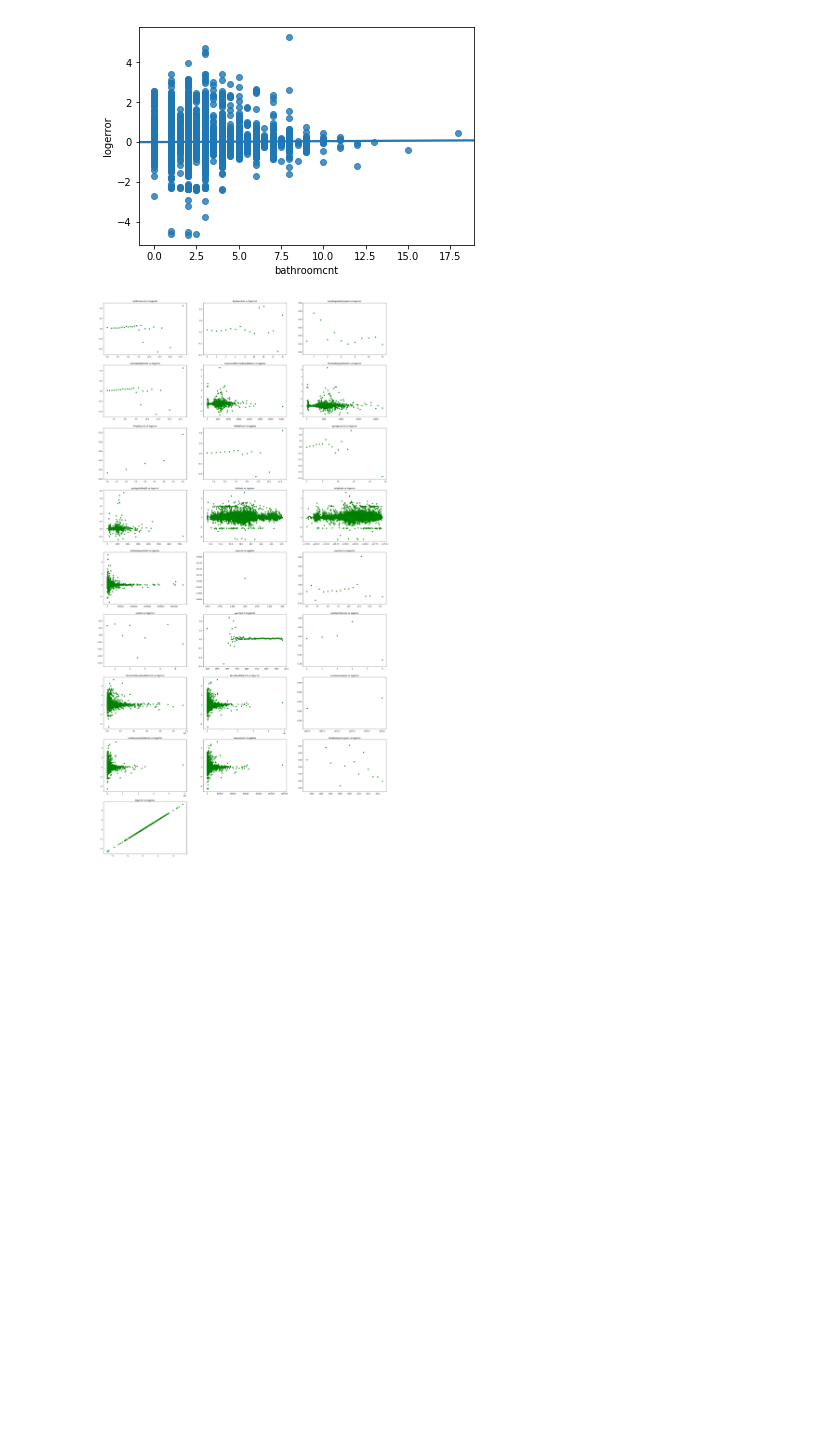
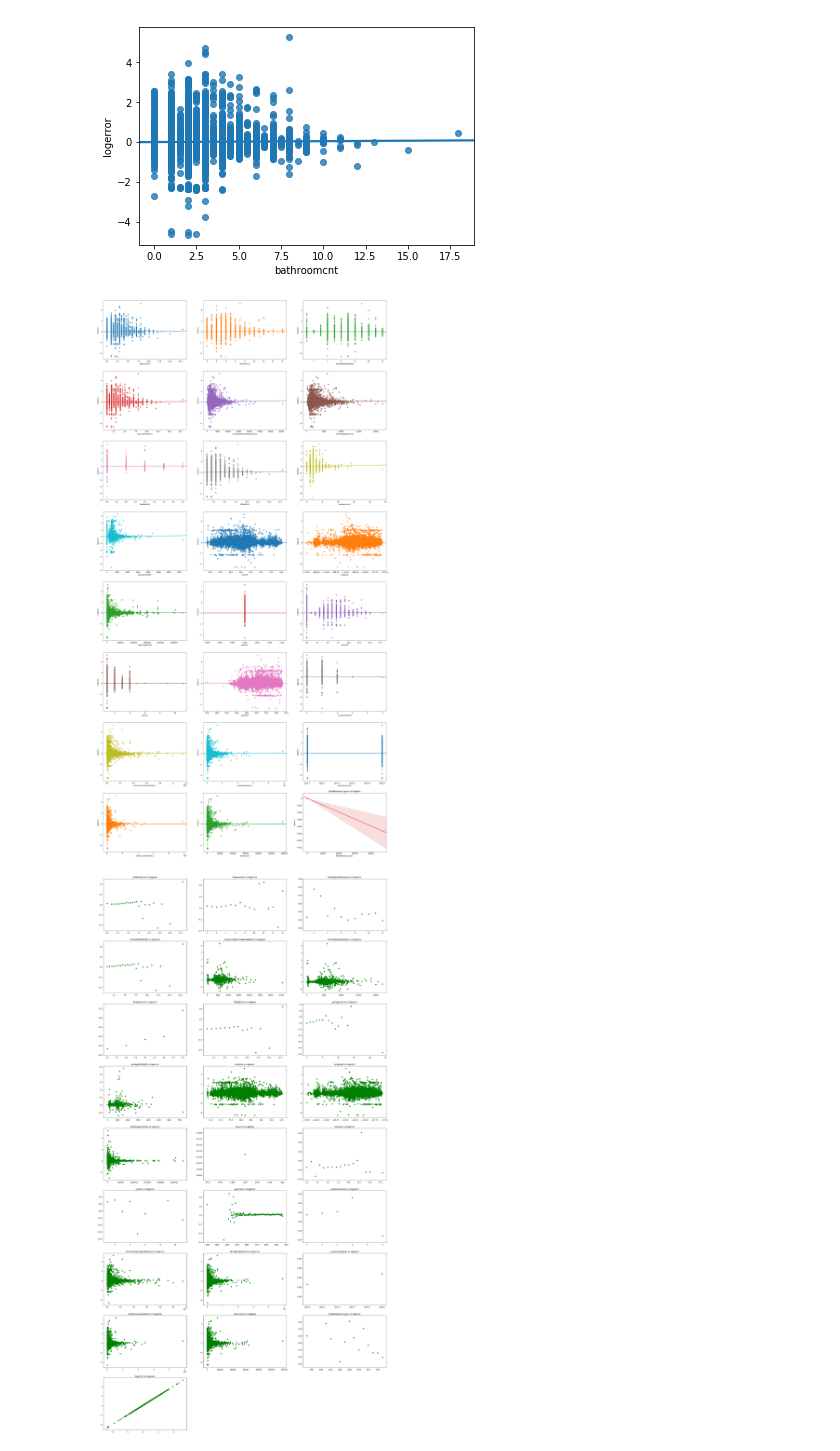
Before and after one commit to erstrong/INFO-7390-ADS-Fall-17-TeamNo., a Jupyter notebook: Mid-Term/Part 1 Exploratory Data Analysis - ES.ipynb, the cells around one changed output. Saved outputs shown, nothing was run; the diff lists cells and outputs as text; code cells hidden in the pictures; blank space fills up the shorter version.

```diff
--- a/Mid-Term/Part 1 Exploratory Data Analysis - ES.ipynb
+++ b/Mid-Term/Part 1 Exploratory Data Analysis - ES.ipynb
@@ -434,12 +435,14 @@ num = df_total[numerical]
 # %%
 fig, axes = plt.subplots(round(len(num.columns) / 3), 3, figsize=(30, 60))
 
 for i, ax in enumerate(fig.axes):
     if i < len(num):
         sns.regplot(x=num.columns[i], y=num['logerror'], data=num, ax=ax)
-        plt.title(numerical[i] + " vs logerror")
+        #plt.title(numerical[i] + " vs logerror")
 
 plt.show()
+# %% [output]
+[figure, added]
 # %%
 fig = plt.figure(figsize=(30,60))
 i = 1
```
Also changed, not shown: parts of 37 cells of this notebook, 3 other files.
